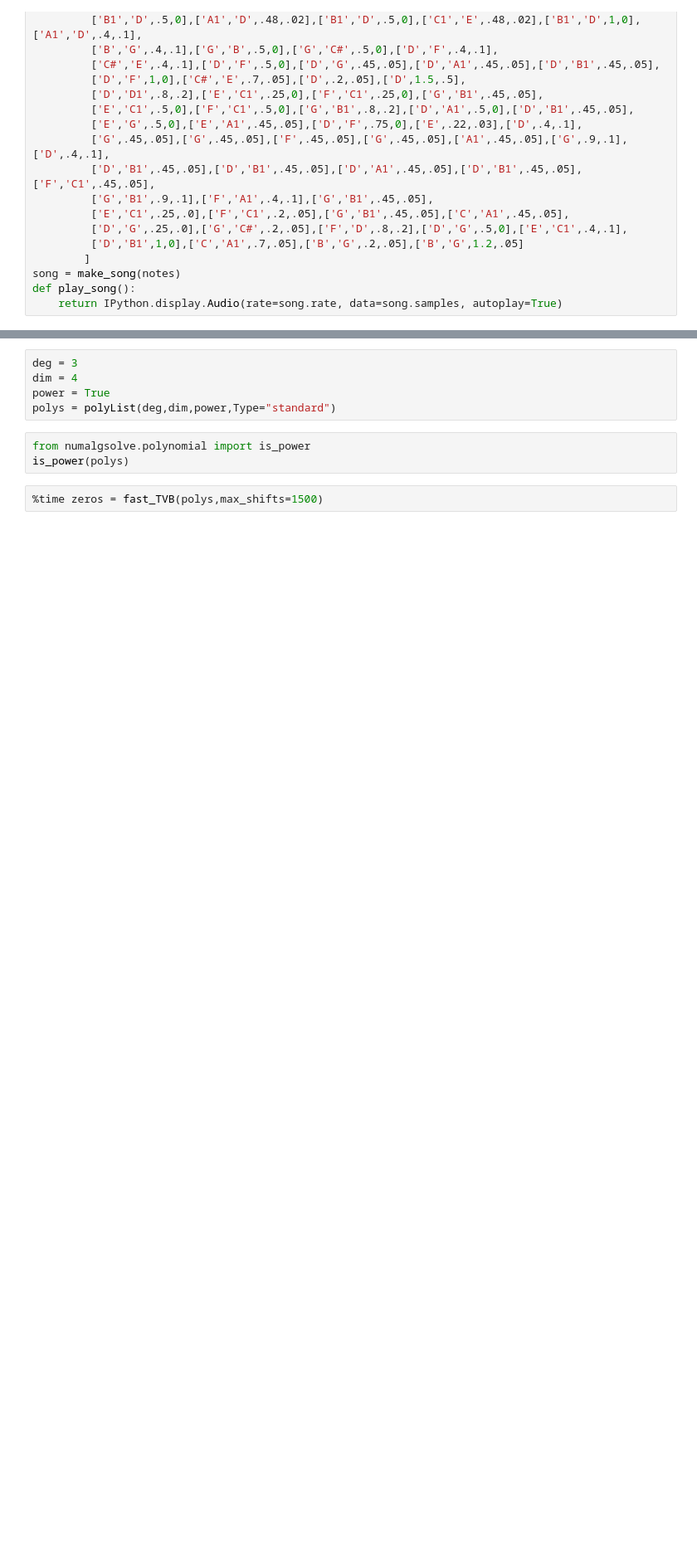
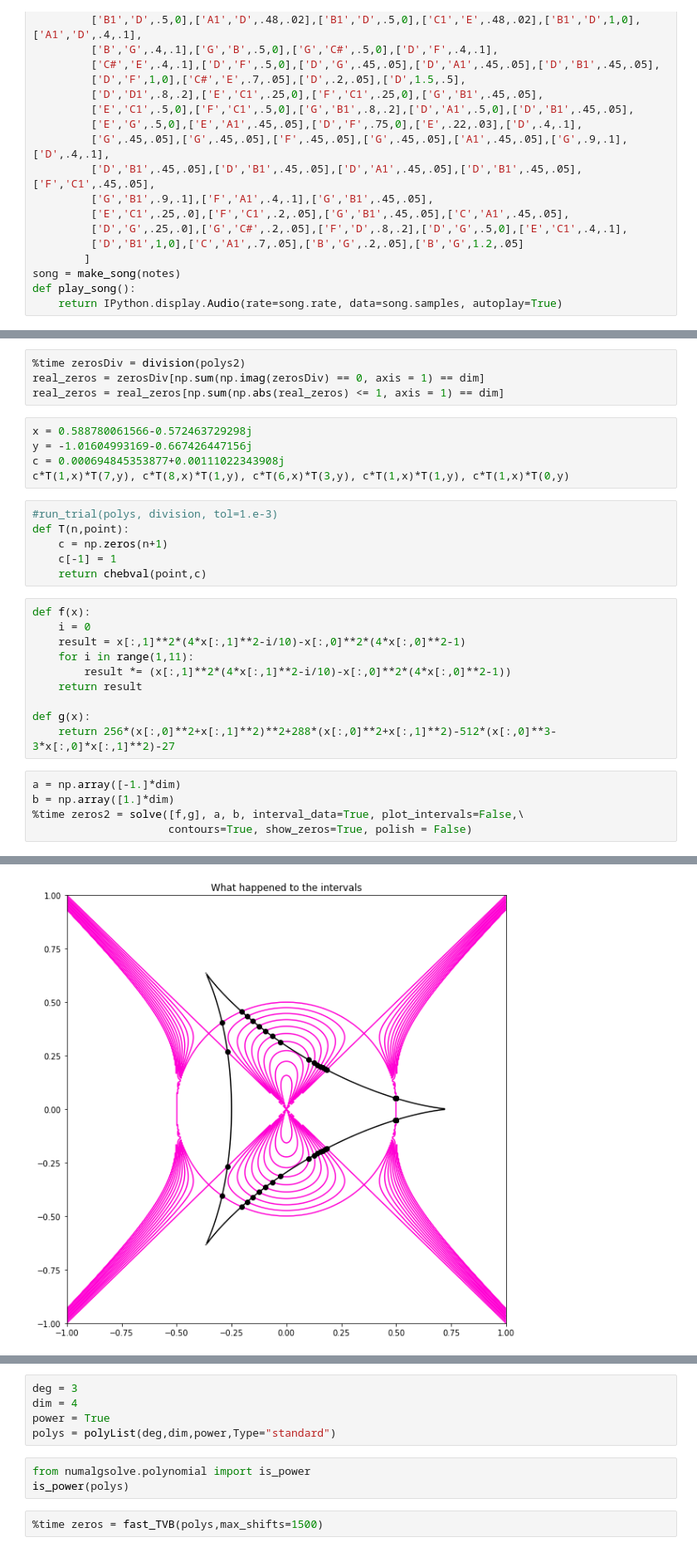
Before and after one commit to tylerjarvis/RootFinding, a Jupyter notebook: TestStuff.ipynb, the cells around one changed output, grey strips where cells are left out. Shown at 83% size. Cells and saved outputs as stored; diff of their text form; blank space fills up the shorter version.

Commit message:
a bunch of testing and possibly changed something but I have no idea at this point, I just want to merge my code

```diff
--- a/TestStuff.ipynb
+++ b/TestStuff.ipynb
@@ -305,0 +324,31 @@ def play_song():
+# %%
+%time zerosDiv = division(polys2)
+real_zeros = zerosDiv[np.sum(np.imag(zerosDiv) == 0, axis = 1) == dim]
+real_zeros = real_zeros[np.sum(np.abs(real_zeros) <= 1, axis = 1) == dim]
+# %%
+x = 0.588780061566-0.572463729298j
+y = -1.01604993169-0.667426447156j
+c = 0.000694845353877+0.00111022343908j
+c*T(1,x)*T(7,y), c*T(8,x)*T(1,y), c*T(6,x)*T(3,y), c*T(1,x)*T(1,y), c*T(1,x)*T(0,y)
+# %%
+#run_trial(polys, division, tol=1.e-3)
+def T(n,point):
+    c = np.zeros(n+1)
+    c[-1] = 1
+    return chebval(point,c)
+# %%
+def f(x):
+    i = 0
+    result = x[:,1]**2*(4*x[:,1]**2-i/10)-x[:,0]**2*(4*x[:,0]**2-1)
+    for i in range(1,11):
+        result *= (x[:,1]**2*(4*x[:,1]**2-i/10)-x[:,0]**2*(4*x[:,0]**2-1))
+    return result
+
+def g(x):
+    return 256*(x[:,0]**2+x[:,1]**2)**2+288*(x[:,0]**2+x[:,1]**2)-512*(x[:,0]**3-3*x[:,0]*x[:,1]**2)-27
+# %%
+a = np.array([-1.]*dim)
+b = np.array([1.]*dim)
+%time zeros2 = solve([f,g], a, b, interval_data=True, plot_intervals=False,\
+                     contours=True, show_zeros=True, polish = False)
+# %% [output]
@@ -305,0 +371 @@ def play_song():
+[figure, added]
```
Also changed, not shown: parts of 100 cells of this notebook, 4 other files.
